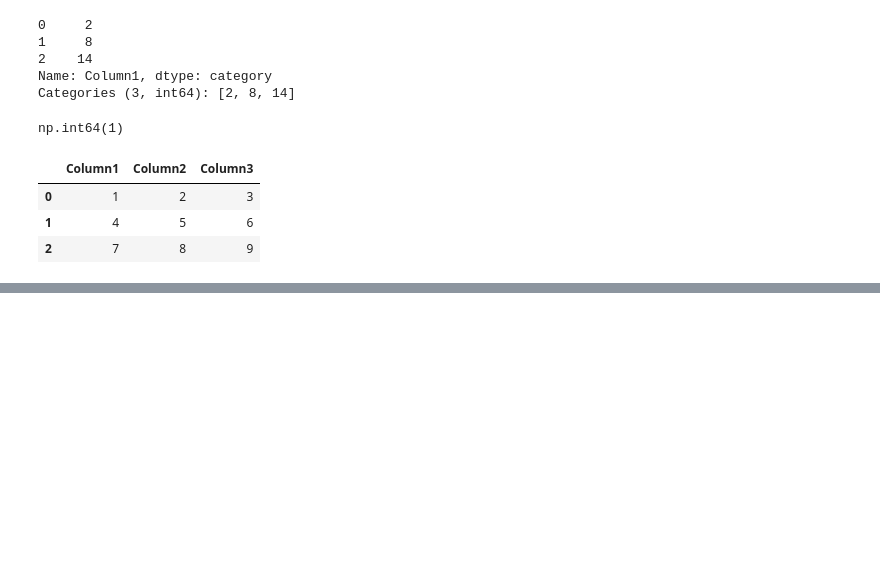
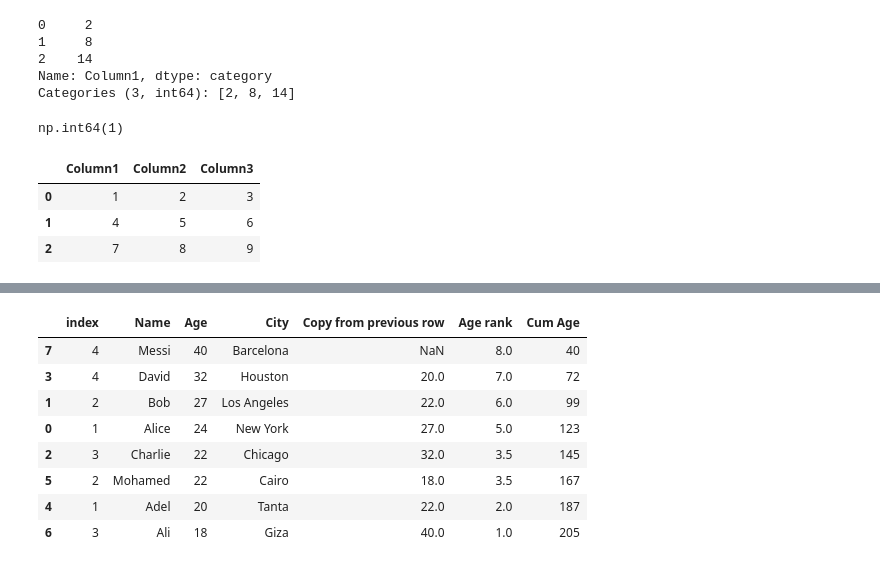
Before and after one commit to adelbadran/DEPI_ONL4_AIS2_S2_ML, a Jupyter notebook: Data_Analysis_Course/Session_2/Code/Pandas_Basics_1.ipynb, the cells around one changed output, grey strips where cells are left out. Drawn from its saved outputs; the diff is of its cells as text; code cells hidden in the pictures; blank space fills up the shorter version.

```diff
--- a/Data_Analysis_Course/Session_2/Code/Pandas_Basics_1.ipynb
+++ b/Data_Analysis_Course/Session_2/Code/Pandas_Basics_1.ipynb
@@ -301,0 +380,10 @@ display(null_df)
+# %%
+# create another DataFrame from a dictionary
+data_3 = {"Name": ["Alice", "Bob", "Charlie", "David"],
+          "Age": [24, 27, 22, 32],
+          "City": ["New York", "Los Angeles", "Chicago", "Houston"]}
+
+df_3 = pd.DataFrame(data_3, columns=["Name", "Age", "City"], index=[1, 2, 3, 4])
+
+# display the DataFrame
+display(df_3)
@@ -301,0 +396,10 @@ display(null_df)
+# %%
+# create another DataFrame from a dictionary
+data_4 = {"Name": ["Adel", "Mohamed", "Ali", "Messi"],
+          "Age": [20, 22, 18, 40],
+          "City": ["Tanta", "Cairo", "Giza", "Barcelona"]}
+
+df_4 = pd.DataFrame(data_4, columns=["Name", "Age", "City"], index=[1, 2, 3, 4])
+
+# display the DataFrame
+display(df_4)
@@ -301,0 +537,14 @@ display(null_df)
+# %%
+new_df["Cum Age"] = new_df["Age"].cumsum()
+
+new_df
+# %% [output]
+|  | index | Name | Age | City | Copy from previous row | Age rank | Cum Age |
+| 7 | 4 | Messi | 40 | Barcelona | NaN | 8.0 | 40 |
+| 3 | 4 | David | 32 | Houston | 20.0 | 7.0 | 72 |
+| 1 | 2 | Bob | 27 | Los Angeles | 22.0 | 6.0 | 99 |
+| 0 | 1 | Alice | 24 | New York | 27.0 | 5.0 | 123 |
+| 2 | 3 | Charlie | 22 | Chicago | 32.0 | 3.5 | 145 |
+| 5 | 2 | Mohamed | 22 | Cairo | 18.0 | 3.5 | 167 |
+| 4 | 1 | Adel | 20 | Tanta | 22.0 | 2.0 | 187 |
+| 6 | 3 | Ali | 18 | Giza | 40.0 | 1.0 | 205 |
```
Also changed, not shown: parts of 37 cells of this notebook, 6 other files.
